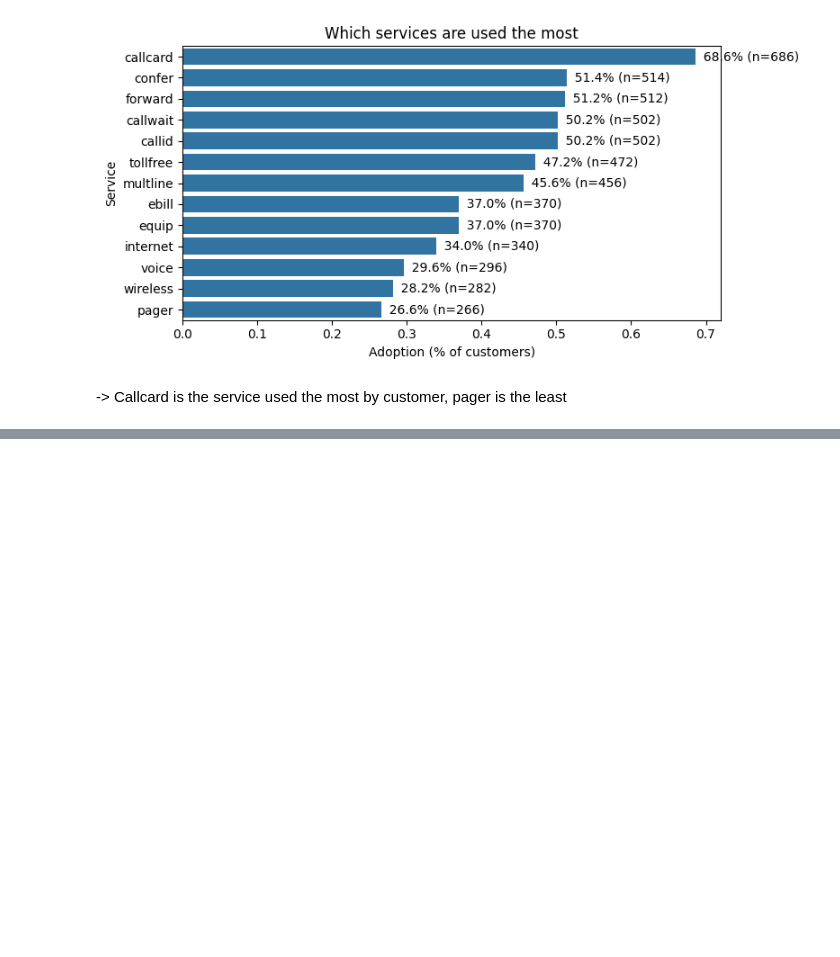
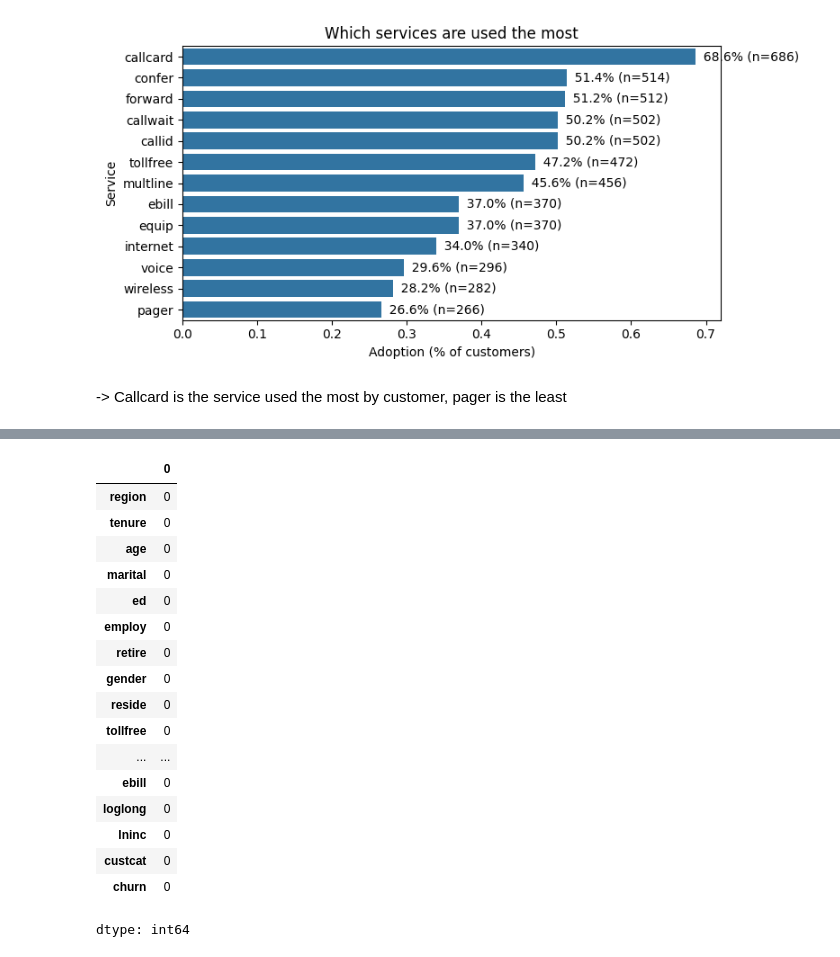
Before and after one commit to markqle/telecomchurning, a Jupyter notebook: TelecomChurning.ipynb, the cells around one changed output, grey strips where cells are left out. Saved outputs shown, nothing was run; the diff lists cells and outputs as text; code cells hidden in the pictures; blank space fills up the shorter version.

```diff
--- a/TelecomChurning.ipynb
+++ b/TelecomChurning.ipynb
@@ -376,0 +443,23 @@ plt.show()
+# %%
+#Check missing value
+na_report = df.isna().sum().sort_values(ascending=False)
+na_report
+# %% [output]
+|  | 0 |
+| region | 0 |
+| tenure | 0 |
+| age | 0 |
+| marital | 0 |
+| ed | 0 |
+| employ | 0 |
+| retire | 0 |
+| gender | 0 |
+| reside | 0 |
+| tollfree | 0 |
+| ... | ... |
+| ebill | 0 |
+| loglong | 0 |
+| lninc | 0 |
+| custcat | 0 |
+| churn | 0 |
+dtype: int64
```
Also changed, not shown: parts of 28 cells of this notebook.
